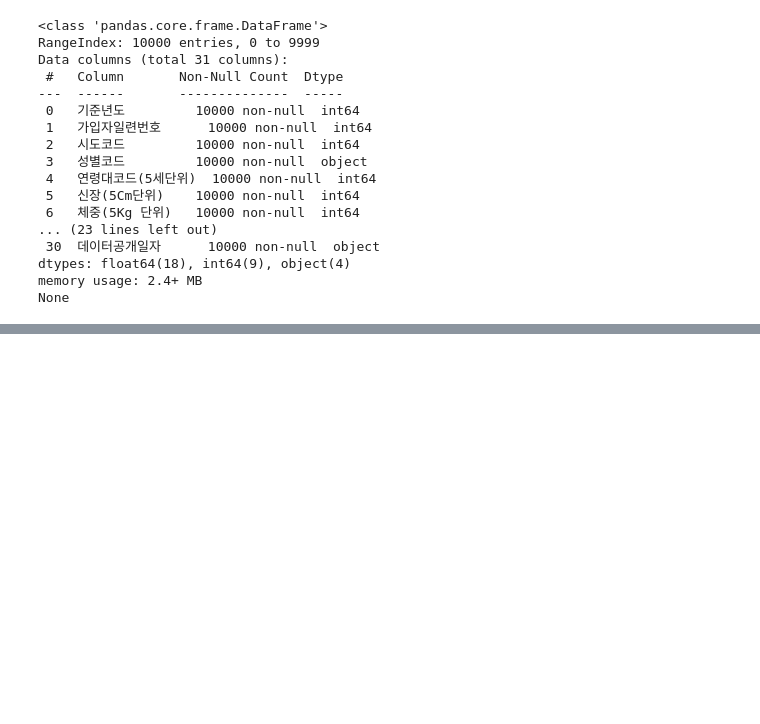
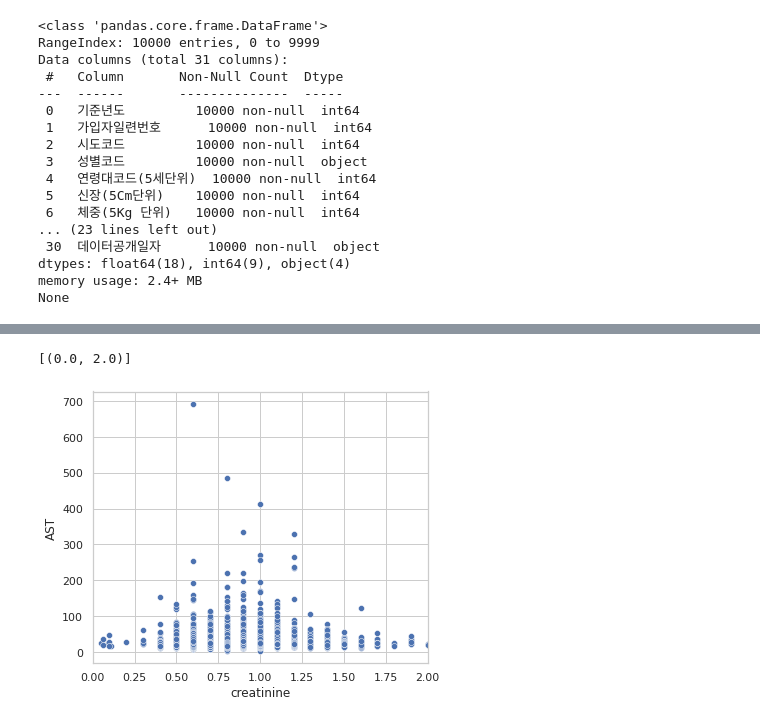
Before and after one commit to fbalsrud/ITB2022, a Jupyter notebook: 건강검진정보_시각화.ipynb, the cells around one changed output, grey strips where cells are left out. Cells and saved outputs as stored; diff of their text form; code cells hidden in the pictures; blank space fills up the shorter version.

```diff
--- a/건강검진정보_시각화.ipynb
+++ b/건강검진정보_시각화.ipynb
@@ -47,0 +122,5 @@ None
+# %%
+sns.scatterplot(data = health, x = 'creatinine', y = 'AST').set(xlim = (0,2))
+# %% [output]
+[(0.0, 2.0)]
+[figure, added]
```
Also changed, not shown: parts of 11 cells of this notebook.
